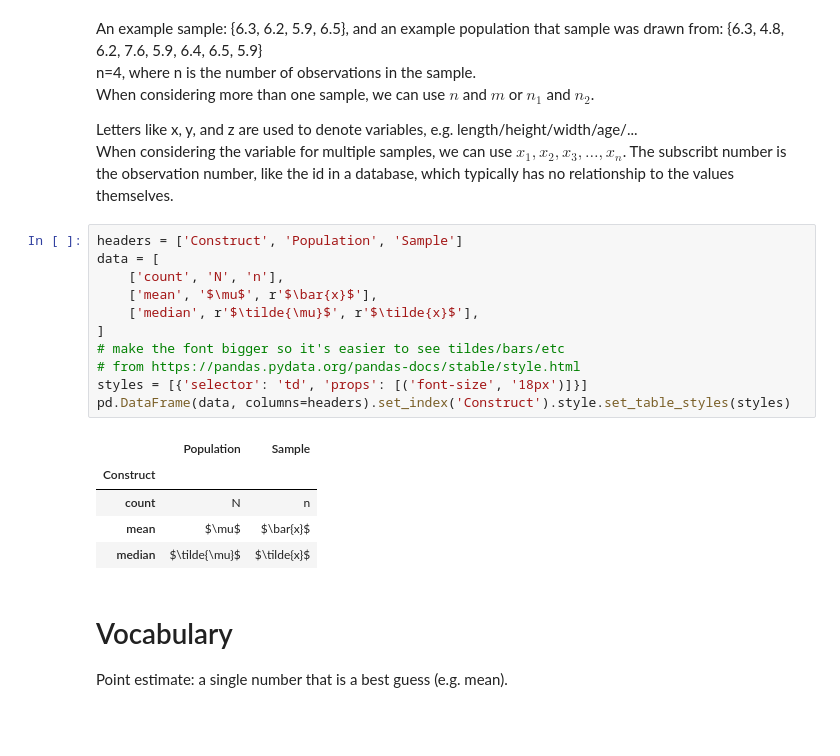
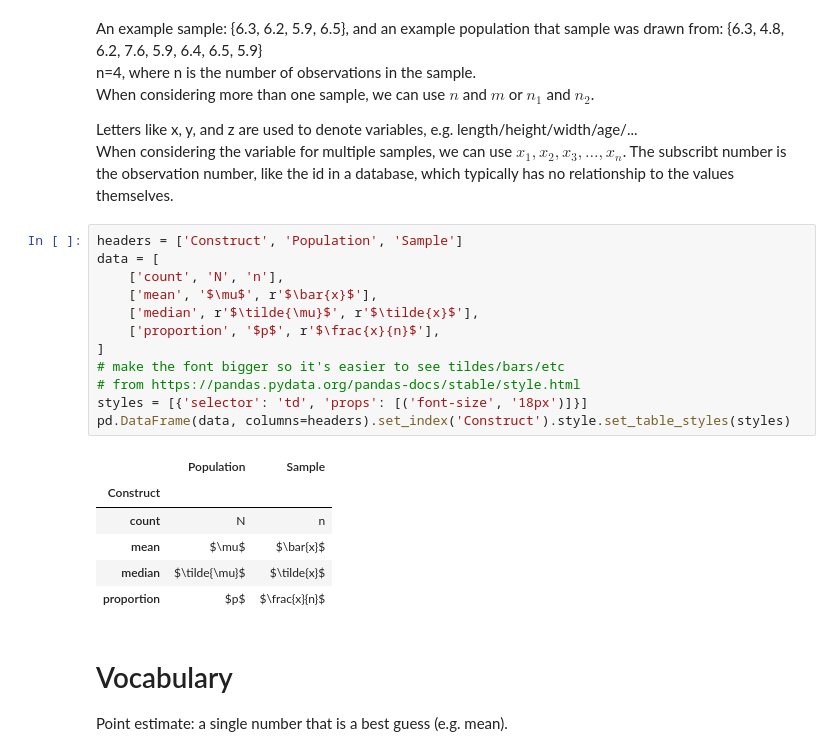
Before and after one commit to mica5/statistics, a Jupyter notebook: statistics.ipynb, the cells around one changed output. Cells and saved outputs as stored; diff of their text form; blank space fills up the shorter version.

Commit message:
added note about the "Table of Contents (2)" Nbextension, more notation, more on categories

```diff
--- a/statistics.ipynb
+++ b/statistics.ipynb
@@ -95,20 +97,22 @@ When considering the variable for multiple samples, we can use $x_1, x_2, x_3, \
 # %%
 headers = ['Construct', 'Population', 'Sample']
 data = [
     ['count', 'N', 'n'],
     ['mean', '$\mu$', r'$\bar{x}$'],
     ['median', r'$\tilde{\mu}$', r'$\tilde{x}$'],
+    ['proportion', '$p$', r'$\frac{x}{n}$'],
 ]
 # make the font bigger so it's easier to see tildes/bars/etc
 # from https://pandas.pydata.org/pandas-docs/stable/style.html
 styles = [{'selector': 'td', 'props': [('font-size', '18px')]}]
 pd.DataFrame(data, columns=headers).set_index('Construct').style.set_table_styles(styles)
 # %% [output]
 |  | Population | Sample |
 | Construct |  |  |
 | count | N | n |
 | mean | $\mu$ | $\bar{x}$ |
 | median | $\tilde{\mu}$ | $\tilde{x}$ |
+| proportion | $p$ | $\frac{x}{n}$ |
 # %% [markdown]
 # Vocabulary
 
```
Also changed, not shown: parts of 10 cells of this notebook.
